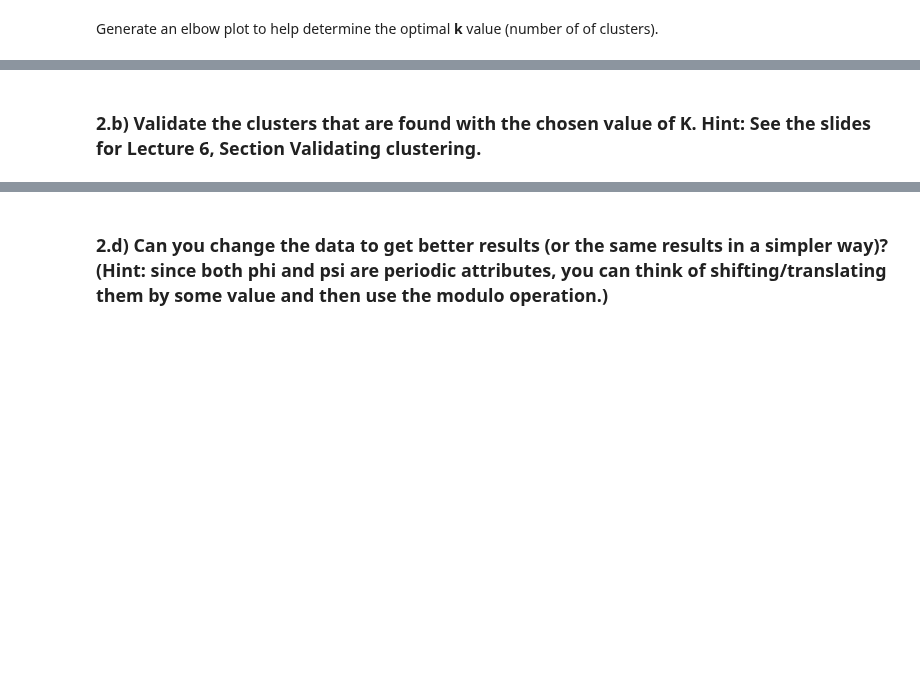
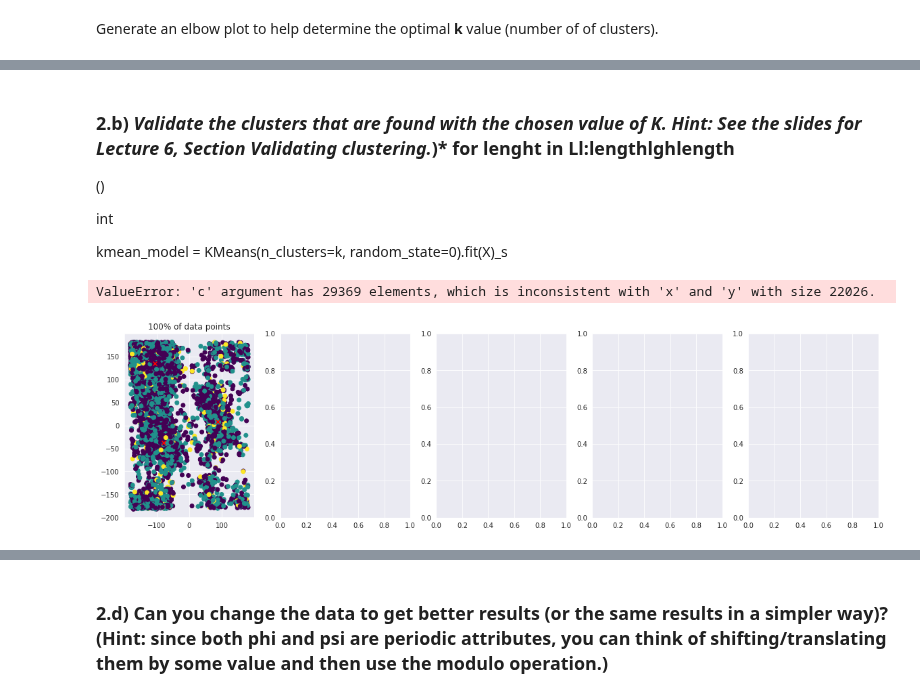
Before and after one commit to lukasmartinsson/dat405, a Jupyter notebook: assignment_3/assignment_3.ipynb, the cells around one changed output, grey strips where cells are left out. Drawn from its saved outputs; the diff is of its cells as text; code cells hidden in the pictures; blank space fills up the shorter version.

```diff
--- a/assignment_3/assignment_3.ipynb
+++ b/assignment_3/assignment_3.ipynb
@@ -131,2 +138,41 @@ plt.show()
 # %% [markdown]
-### **2.b)** Validate the clusters that are found with the chosen value of K. Hint: See the slides for Lecture 6, Section Validating clustering.
+### **2.b)** *Validate the clusters that are found with the chosen value of K. Hint: See the slides for Lecture 6, Section Validating clustering.*)*      for lenght in Ll:lengthlghlength
+  ()
+
+int
+
+
+  kmean_model = KMeans(n_clusters=k, random_state=0).fit(X)_s
+# %%
+# deras
+
+# Selecting k as 4
+k=3
+lengths = [1,0.75,0.5,0.25,0.10]
+
+fig, axs = plt.subplots(1, len(lengths), figsize=(20,5))
+
+for i in range(0,len(lengths)):
+    # choosing different sample lengths for the plots to show difference in centroids being selected
+    n_sampl_size    = int(len(X)*lengths[i])
+
+    # create blobs of the data in order to change the sample sizes
+    X_blob, y = make_blobs(n_samples=n_sampl_size, centers=X)
+
+    # Specify the number of clusters (4) and fit the data X
+    kmeans = KMeans(n_clusters=k, random_state=0).fit(X)
+
+    # predicting the kmeans for each dataset to be used for plotting with colors
+    y_kmeans = kmeans.predict(X)
+
+    axs[i].scatter(X_blob[:,0], X_blob[:,1], c=y_kmeans, cmap='viridis')
+
+    # Plott kmeans cluster centers
+    axs[i].scatter(kmeans.cluster_centers_[:, 0], kmeans.cluster_centers_[:, 1], marker='x',c='red')
+    axs[i].set_title('{0}% of data points'.format(lengths[i]*100))
+
+plt.tight_layout()
+plt.show()
+# %% [output]
+ValueError: 'c' argument has 29369 elements, which is inconsistent with 'x' and 'y' with size 22026.
+[figure, added]
```
Also changed, not shown: parts of 8 cells of this notebook.
